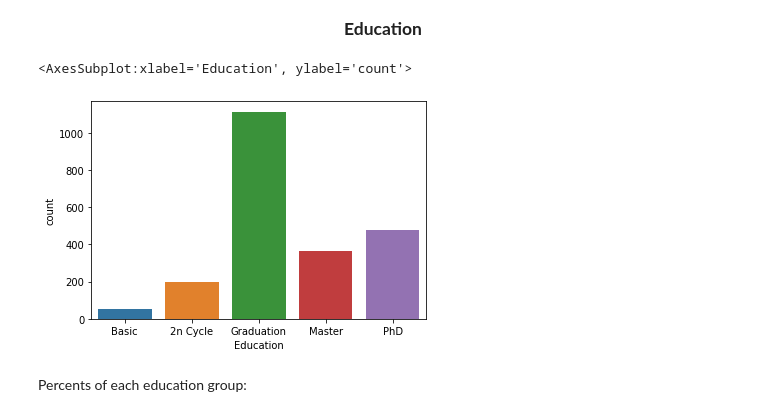
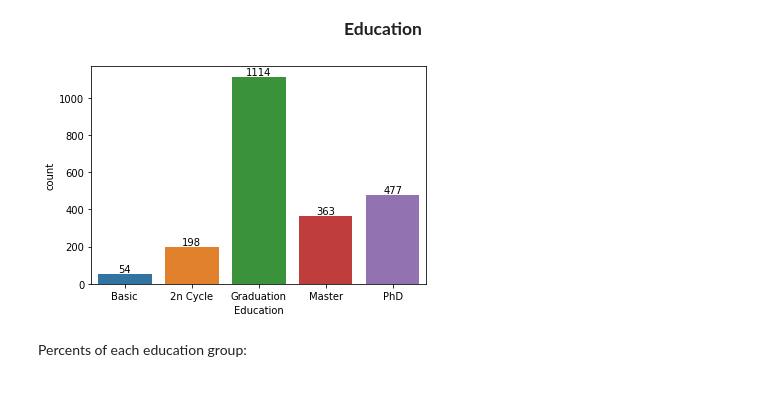
Before and after one commit to barisanik/customer-analysis, a Jupyter notebook: customer-behaviour-analysis.ipynb, the cells around one changed output. Drawn from its saved outputs; the diff is of its cells as text; code cells hidden in the pictures.

```diff
--- a/customer-behaviour-analysis.ipynb
+++ b/customer-behaviour-analysis.ipynb
@@ -184,6 +184,8 @@ def age_group(age):
     return age_group
 # %%
 data['Age_Group'] = data['Age'].apply(lambda x: age_group(x))
+age_group_ordered = CategoricalDtype(categories=['Young Adult','Adult', 'Elder'], ordered=True)
+data['Age_Group'] = data['Age_Group'].astype(age_group_ordered)
 # %% [markdown]
 # Marital Status Variable
 # %%
@@ -229,5 +231,7 @@ histogram_plot.set_xticks(ticks)
  <matplotlib.axis.XTick at 0x...>]
 [figure]
 # %%
-sns.countplot(data=data, x="Age_Group")
+ax = sns.countplot(data=data, x="Age_Group")
+for container in ax.containers:
+    ax.bar_label(container)
 # %% [output]
@@ -235,0 +241,4 @@ sns.countplot(data=data, x="Age_Group")
+# %%
+ax = sns.countplot(data=data, x="Kidhome", hue="Age_Group")
+for container in ax.containers:
+    ax.bar_label(container)
@@ -235,0 +247,4 @@ sns.countplot(data=data, x="Age_Group")
+# %%
+ax = sns.countplot(data=data, x="Teenhome", hue="Age_Group")
+for container in ax.containers:
+    ax.bar_label(container)
@@ -244,10 +262,11 @@ Name: Age_Group, dtype: float64
 # %% [markdown]
 <p style="text-align:center; font-size:125%;"><b>Education</b></p>
 # %%
-sns.countplot(data=data, x="Education")
+ax = sns.countplot(data=data, x="Education")
+for container in ax.containers:
+    ax.bar_label(container)
 # %% [output]
-<AxesSubplot:xlabel='Education', ylabel='count'>
-[figure, old version]
+[figure, new version]
 # %% [markdown]
 Percents of each education group:
 # %%
```
Also changed, not shown: parts of 6 cells of this notebook.
